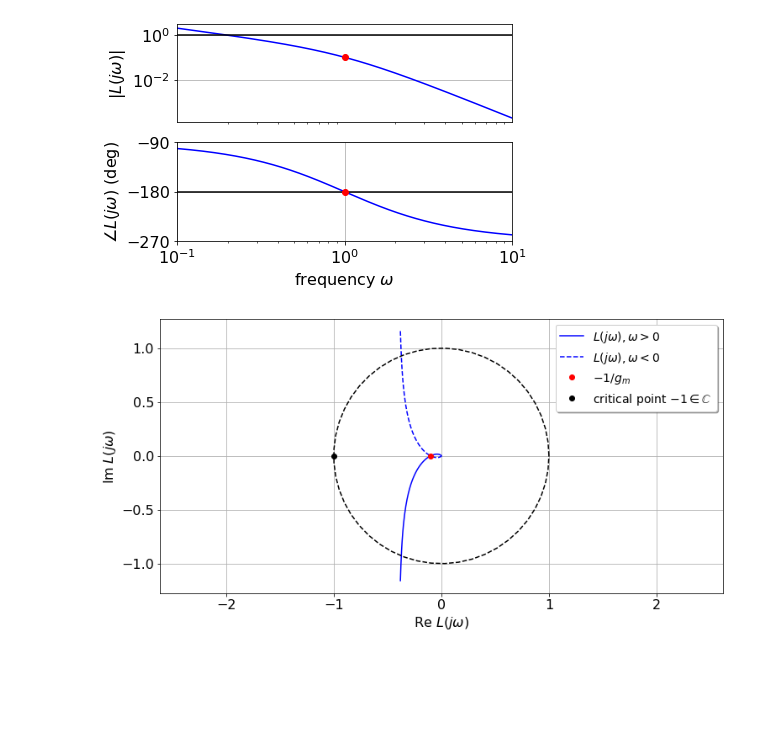
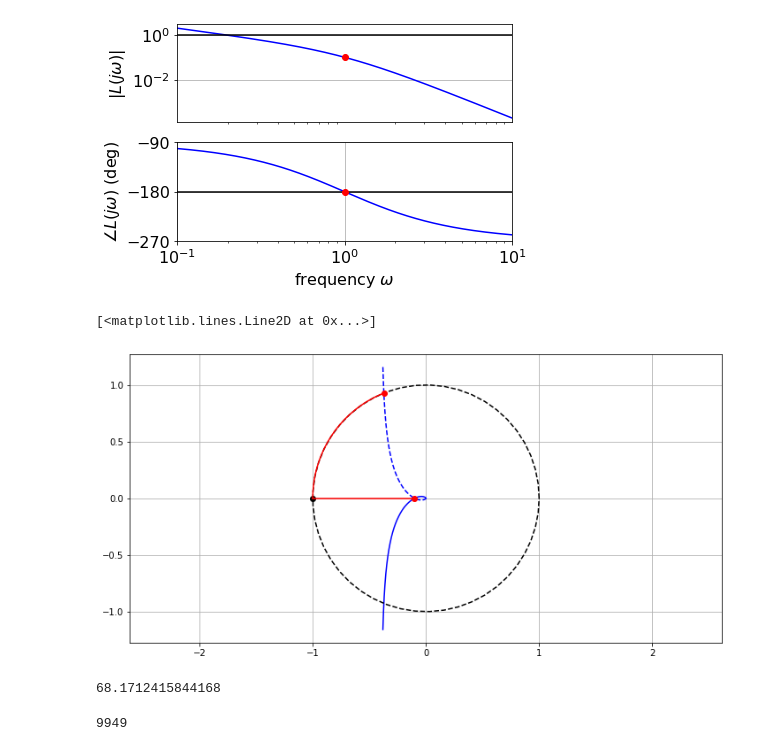
Before and after one commit to JGSuw/ee447_hw_solutions_public, a Jupyter notebook: 447_gw8_solutions.ipynb, the cells around one changed output. Saved outputs shown, nothing was run; the diff lists cells and outputs as text; code cells hidden in the pictures; blank space fills up the shorter version.

```diff
--- a/447_gw8_solutions.ipynb
+++ b/447_gw8_solutions.ipynb
@@ -139,40 +131,68 @@ for ax in axs:
 # %% [output]
 [figure]
 # %%
-omega = np.linspace(0.16,10,1000)
+import scipy.optimize as opt
+omega = np.linspace(0.16,10,10000)
 Omega = L(1.j*omega)
+abs_L = np.abs(Omega)
+angle_L = np.angle(Omega)*180/np.pi
 circle = np.exp(1.j*np.linspace(0.,2*np.pi))
 
-# index (i.e. entry) of Omega array corresponding to stability margin
-g_m_idx = (angle_L < -180).nonzero()[0][0]
+# numerical value of stability margin
+# find gain margin
+# looking for a frequency that results in L(jw) on the real axis
+f = lambda x: L(1.j*x).imag
+omega_g_m = opt.root_scalar(f, method='bisect', bracket=[0.16,10]).root
+g_m = 1./np.abs(L(1.j*omega_g_m))
 
-# numerical value of stability margin
-g_m = -1./Omega[g_m_idx].real
-axs = []
+# find phase margin
+# looking for intersection of L(jw) with unit circle
+f = lambda x: np.abs(L(1.j*x))-1.
+omega_theta_m = opt.root_scalar(f, method='bisect', bracket=[0.16,10]).root
+theta_m = (np.angle(L(1.j*omega_theta_m))+np.pi)*180/np.pi
+# axs = []
 
 plt.figure(figsize=(12,6))
 ax = plt.subplot(1,1,1); ax.grid('on'); ax.axis('equal')
 
 # Omega, i.e. graph of L(j omega)
 ax.plot(Omega.real,Omega.imag,'b-',label=r'$L(j\omega), \omega > 0$')
 ax.plot(Omega.real,-Omega.imag,'b--',label=r'$L(j\omega), \omega < 0$')
 
 # unit circle
 ax.plot(circle.real,circle.imag,'k--')
 
 # gain margin
 ax.plot(-1./g_m,0.,'ro',label=r'$-1/g_m$')
 ax.plot(-1.,0.,'ko',label=r'critical point $-1\in\mathbb{C}$')
+# add straight line to show margin
+x = np.linspace(-1./g_m,-1,100) + 0.j
+ax.plot(x.real, x.imag, 'r')
 
-# legend and labels
+# phase margin
+ax.plot(L(1.j*omega_theta_m).real, -L(1.j*omega_theta_m).imag, 'ro', label=r'$foo$')
+# add semicircular arc to show the angle
+theta = np.linspace(np.angle(L(1.j*omega_theta_m)),-np.pi,100)
+ax.plot(np.cos(theta), -np.sin(theta), 'r')
+
+# # legend and labels
 ax.legend(fontsize=14,frameon=True,shadow=True)
 ax.set_xlabel(r'$\operatorname{Re}\ L(j\omega)$')
 ax.set_ylabel(r'$\operatorname{Im}\ L(j\omega)$');
 axs.append(ax)
 
-for ax in axs:
-  for item in ([ax.title, ax.xaxis.label, ax.yaxis.label] +
-               ax.get_xticklabels() + ax.get_yticklabels()):
-      item.set_fontsize(16)
+# for ax in axs:
+#   for item in ([ax.title, ax.xaxis.label, ax.yaxis.label] +
+#                ax.get_xticklabels() + ax.get_yticklabels()):
+#       item.set_fontsize(16)
 # %% [output]
+[<matplotlib.lines.Line2D at 0x...>]
-[figure, old version]
+[figure, new version]
+# %%
+theta_m
+# %% [output]
+68.1712415844168
+# %%
+g_m_idx
+# %% [output]
+9949
```
Also changed, not shown: parts of 3 cells of this notebook.
